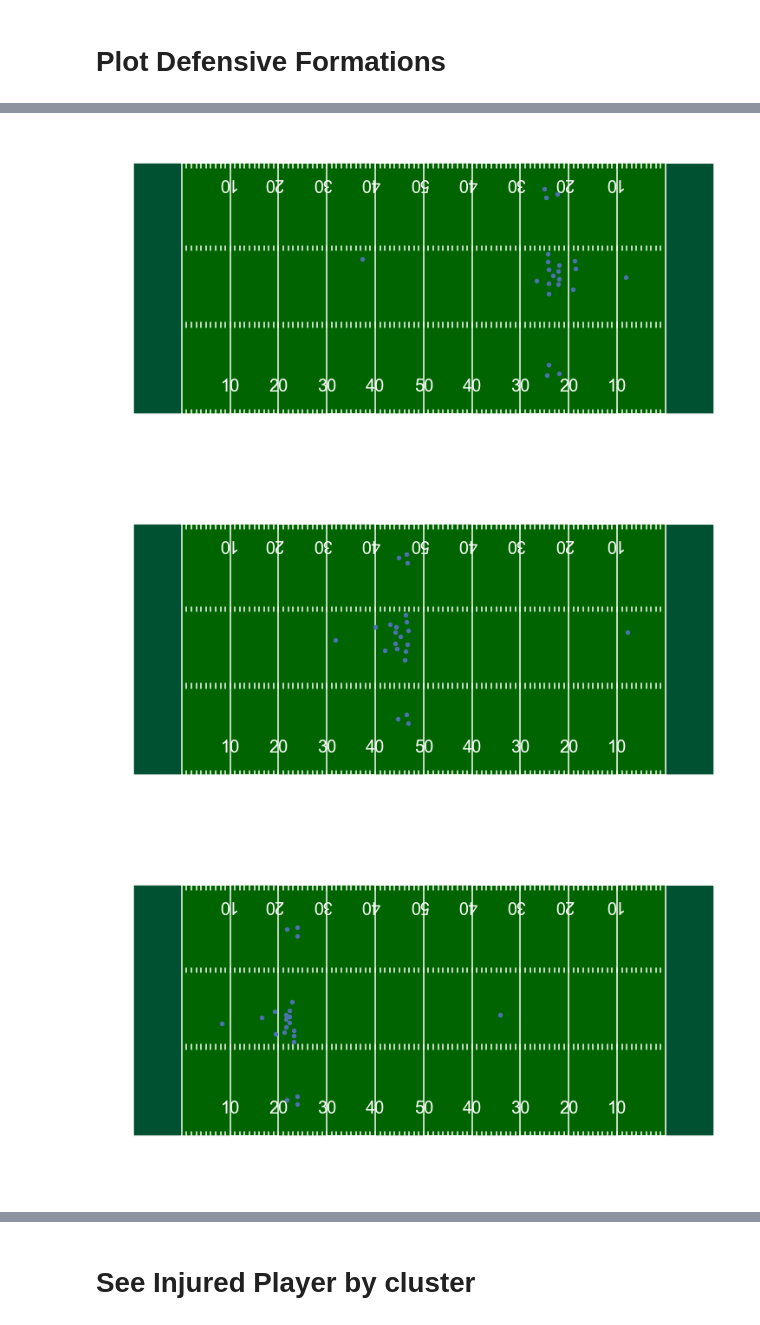
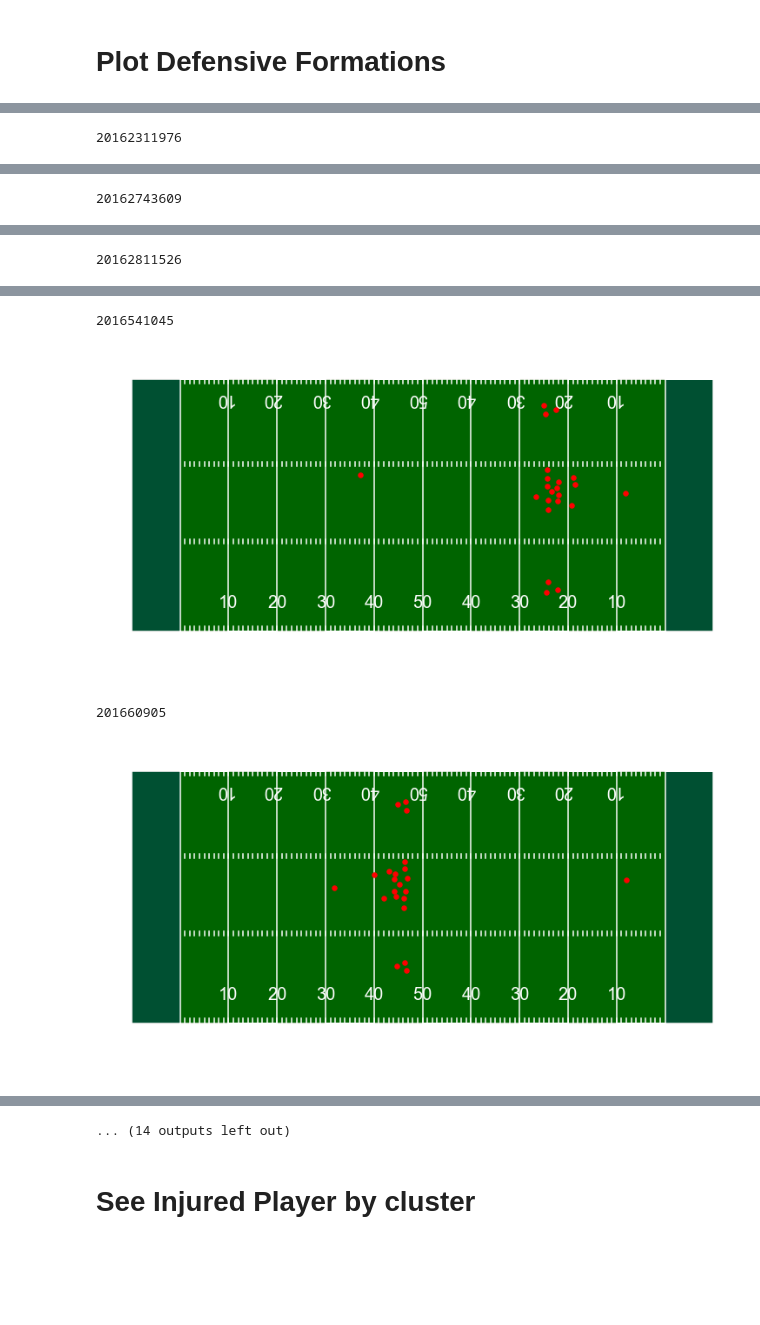
Before and after one commit to RobMulla/kaggle-nfl, a Jupyter notebook: notebooks/Player_Role_Stats.ipynb, the cells around one changed output, grey strips where cells are left out. Saved outputs shown, nothing was run; the diff lists cells and outputs as text; code cells hidden in the pictures; blank space fills up the shorter version.

```diff
--- a/notebooks/Player_Role_Stats.ipynb
+++ b/notebooks/Player_Role_Stats.ipynb
@@ -261,8 +257,8 @@ https://pandas.pydata.org/pandas-docs/stable/indexing.html#deprecate-loc-reindex
 # %%
 for d in play_roles_returning.loc[(play_roles_returning['cluster'] == 1) & (play_roles_returning['injury_play'])].iterrows():
+    play_unique = d[1]['play_unique']
     print(play_unique)
-    play_unique = d[1]['play_unique']
     fig, ax = create_football_field()
-    bsnap.loc[bsnap['play_unique'] == play_unique].plot('x', 'y', kind='scatter', ax=ax, zorder=5)
+    bsnap.loc[bsnap['play_unique'] == play_unique].plot('x', 'y', kind='scatter', ax=ax, zorder=5, s=30, color='red')
     plt.show()
 # %% [output]
@@ -282,0 +267 @@ for d in play_roles_returning.loc[(play_roles_returning['cluster'] == 1) & (play
+20162311976
@@ -283,0 +269 @@ for d in play_roles_returning.loc[(play_roles_returning['cluster'] == 1) & (play
+20162743609
@@ -284,0 +271 @@ for d in play_roles_returning.loc[(play_roles_returning['cluster'] == 1) & (play
+20162811526
@@ -286,3 +273,4 @@ for d in play_roles_returning.loc[(play_roles_returning['cluster'] == 1) & (play
+2016541045
-[figure, old version]
+[figure, new version]
+201660905
-[figure, old version]
+[figure, new version]
-[figure, removed]
@@ -295,3 +277,4 @@ for d in play_roles_returning.loc[(play_roles_returning['cluster'] == 1) & (play
+... (14 outputs left out)
 # %% [markdown]
 # See Injured Player by cluster
 # %%
```
Also changed, not shown: parts of 11 cells of this notebook, 4 other files.
